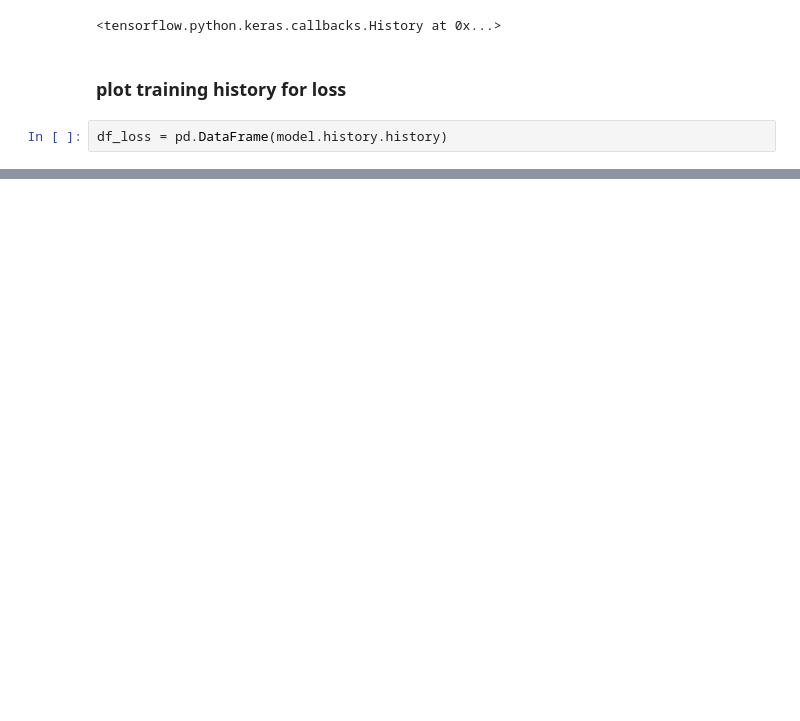
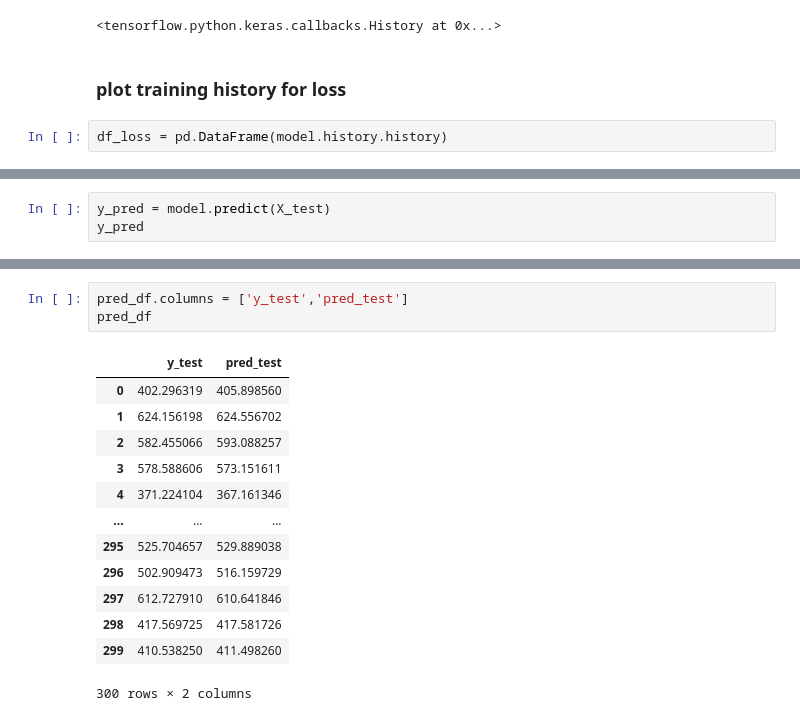
Before and after one commit to techcomm23/TF-Practice1, a Jupyter notebook: 03-ANNs/00-Keras-Syntax-Basics.ipynb, the cells around one changed output, grey strips where cells are left out. Cells and saved outputs as stored; diff of their text form; blank space fills up the shorter version.

```diff
--- a/03-ANNs/00-Keras-Syntax-Basics.ipynb
+++ b/03-ANNs/00-Keras-Syntax-Basics.ipynb
@@ -133,0 +146,3 @@ df_loss.plot()
+# %%
+y_pred = model.predict(X_test)
+y_pred
@@ -133,0 +194,17 @@ df_loss.plot()
+# %%
+pred_df.columns = ['y_test','pred_test']
+pred_df
+# %% [output]
+|  | y_test | pred_test |
+| 0 | 402.296319 | 405.898560 |
+| 1 | 624.156198 | 624.556702 |
+| 2 | 582.455066 | 593.088257 |
+| 3 | 578.588606 | 573.151611 |
+| 4 | 371.224104 | 367.161346 |
+| ... | ... | ... |
+| 295 | 525.704657 | 529.889038 |
+| 296 | 502.909473 | 516.159729 |
+| 297 | 612.727910 | 610.641846 |
+| 298 | 417.569725 | 417.581726 |
+| 299 | 410.538250 | 411.498260 |
+300 rows × 2 columns
```
Also changed, not shown: parts of 30 cells of this notebook, 1 other file.
